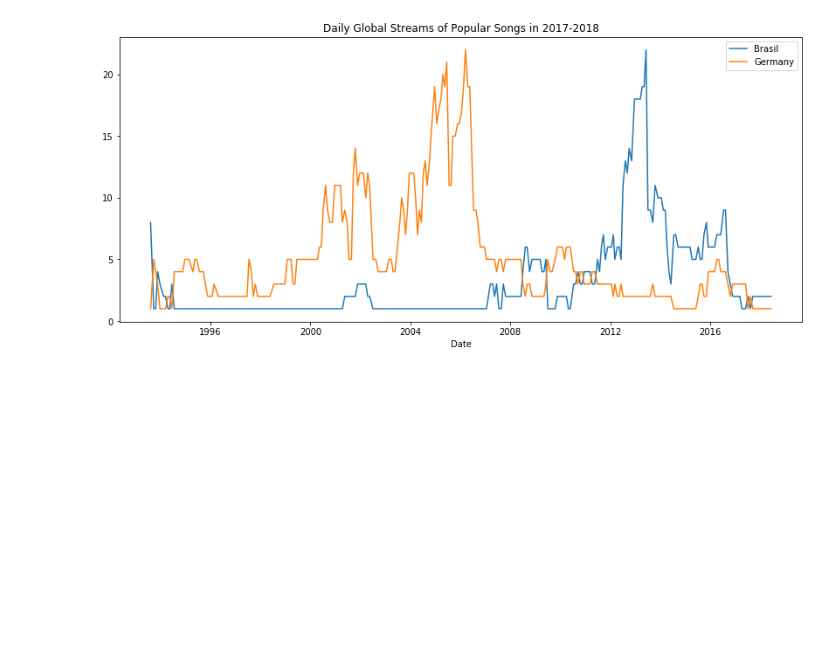
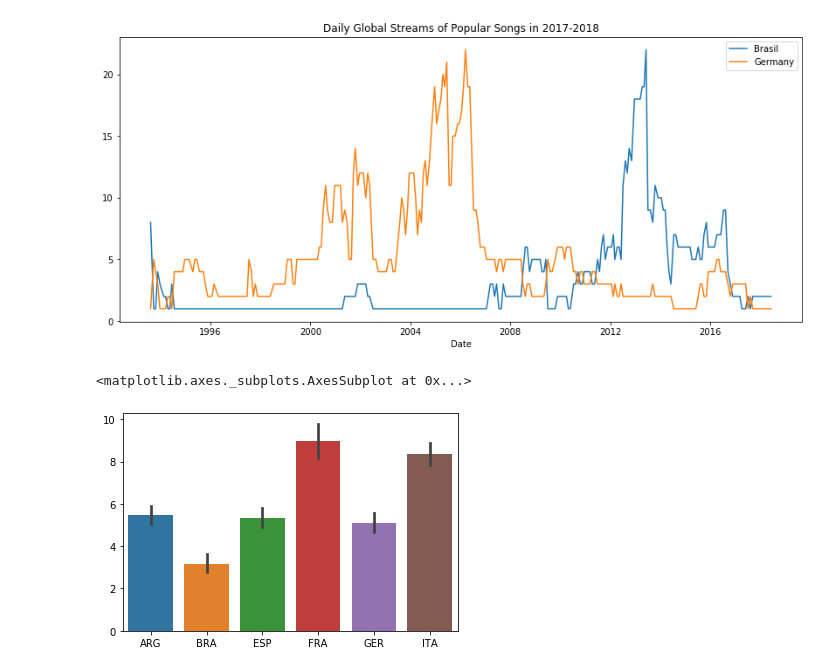
Before and after one commit to Suvoo/Kaggle, a Jupyter notebook: Courses/kaggle_course_3.ipynb, the cells around one changed output. Saved outputs shown, nothing was run; the diff lists cells and outputs as text; code cells hidden in the pictures; blank space fills up the shorter version.

```diff
--- a/Courses/kaggle_course_3.ipynb
+++ b/Courses/kaggle_course_3.ipynb
@@ -60,3 +60,8 @@ plt.xlabel("Date")
 # %% [output]
 Text(0.5, 0, 'Date')
 [figure]
+# %%
+sns.barplot(data=fifa_data)
+# %% [output]
+<matplotlib.axes._subplots.AxesSubplot at 0x...>
+[figure, added]
```
Also changed, not shown: parts of 9 cells of this notebook.
